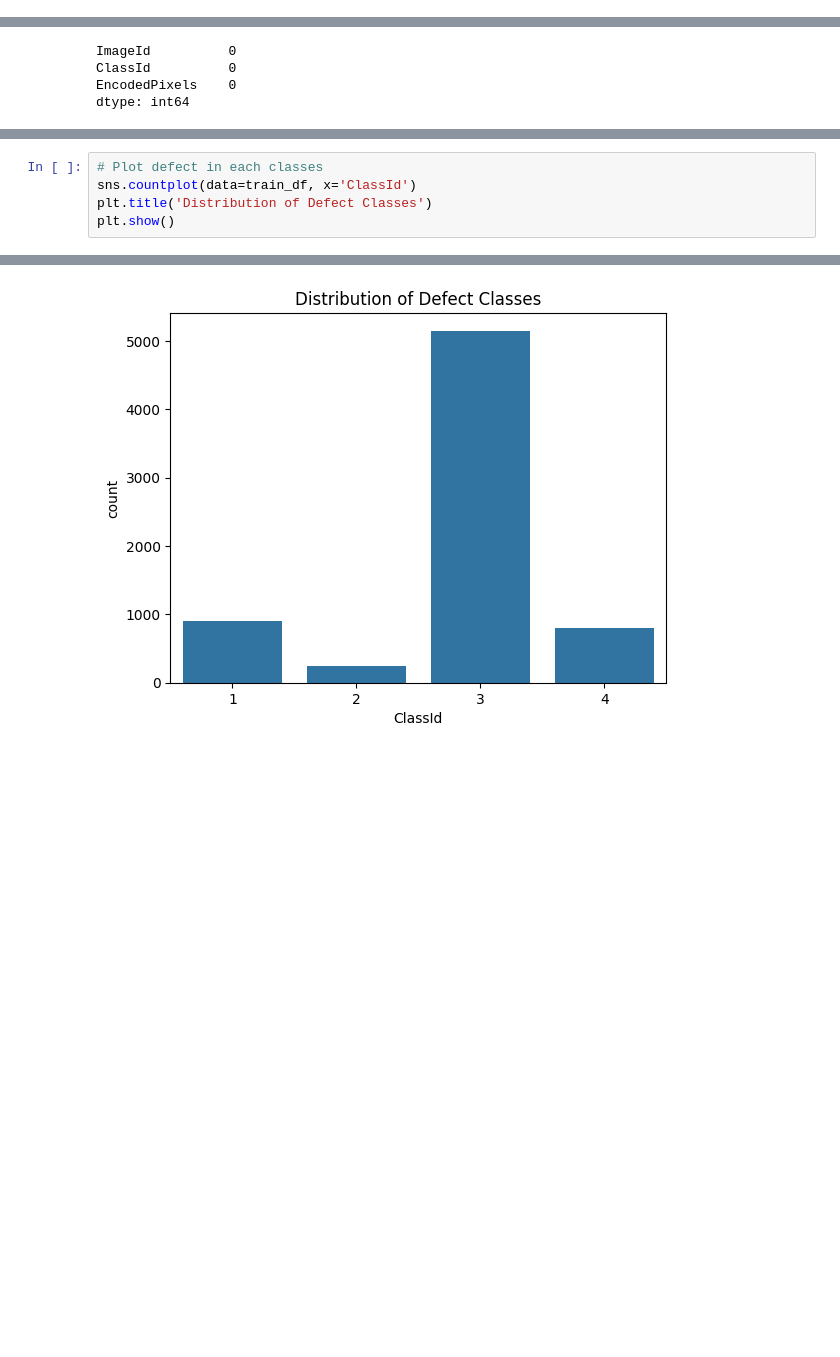
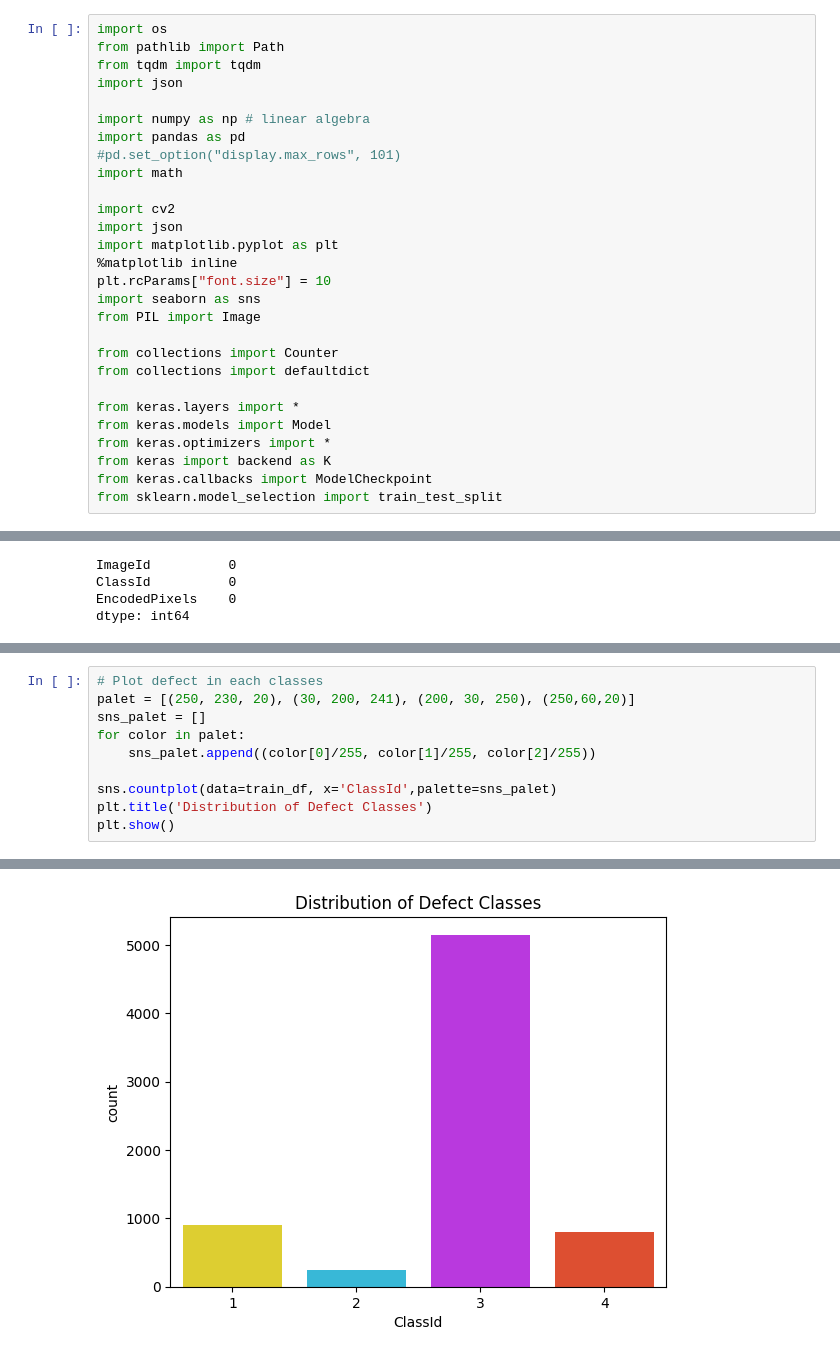
Before and after one commit to PawatKittipatpaiboon/steel_defection, a Jupyter notebook: EDA_steel_defection.ipynb, the cells around one changed output, grey strips where cells are left out. Saved outputs shown, nothing was run; the diff lists cells and outputs as text; blank space fills up the shorter version.

```diff
--- a/EDA_steel_defection.ipynb
+++ b/EDA_steel_defection.ipynb
@@ -9,2 +12,30 @@ import os
+# %%
+import os
+from pathlib import Path
+from tqdm import tqdm
+import json
+
+import numpy as np # linear algebra
+import pandas as pd
+#pd.set_option("display.max_rows", 101)
+import math
+
+import cv2
+import json
+import matplotlib.pyplot as plt
+%matplotlib inline
+plt.rcParams["font.size"] = 10
+import seaborn as sns
+from PIL import Image
+
+from collections import Counter
+from collections import defaultdict
+
+from keras.layers import *
+from keras.models import Model
+from keras.optimizers import *
+from keras import backend as K
+from keras.callbacks import ModelCheckpoint
+from sklearn.model_selection import train_test_split
 # %%
 train_df = pd.read_csv('severstal-steel-defect-detection/train.csv')
@@ -56,7 +127,12 @@ plot_sample_images('severstal-steel-defect-detection/train_images')
 [figure]
 # %%
 # Plot defect in each classes
-sns.countplot(data=train_df, x='ClassId')
+palet = [(250, 230, 20), (30, 200, 241), (200, 30, 250), (250,60,20)]
+sns_palet = []
+for color in palet:
+    sns_palet.append((color[0]/255, color[1]/255, color[2]/255))
+
+sns.countplot(data=train_df, x='ClassId',palette=sns_palet)
 plt.title('Distribution of Defect Classes')
 plt.show()
 # %% [output]
@@ -63 +142 @@ plt.show()
-[figure, old version]
+[figure, new version]
```
Also changed, not shown: parts of 46 cells of this notebook.
